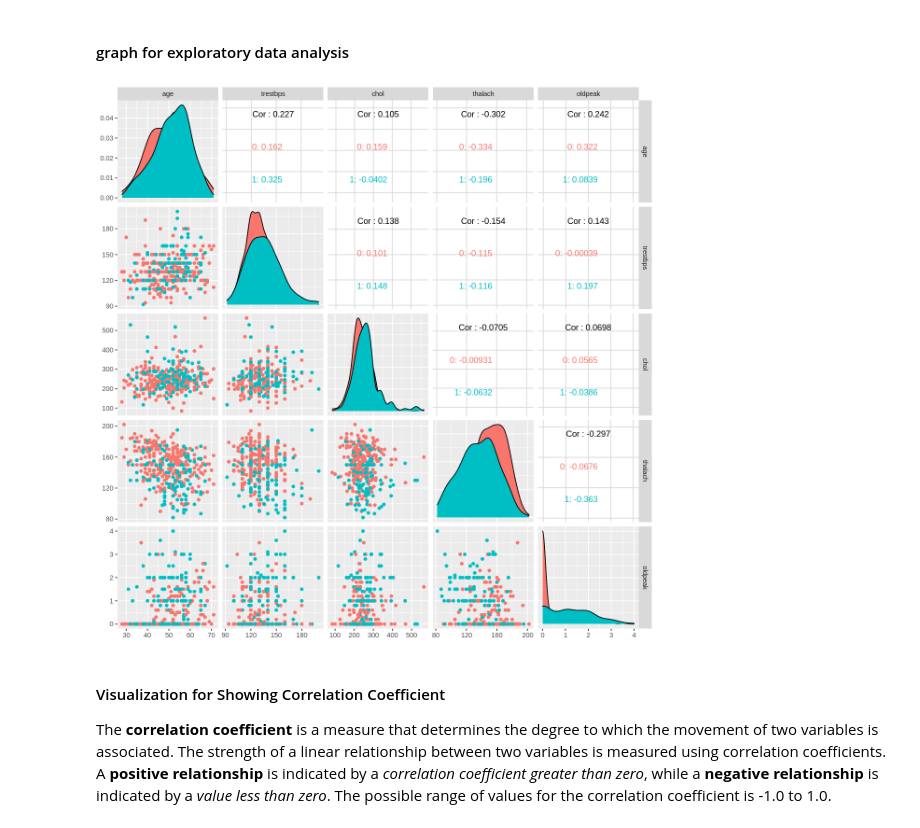
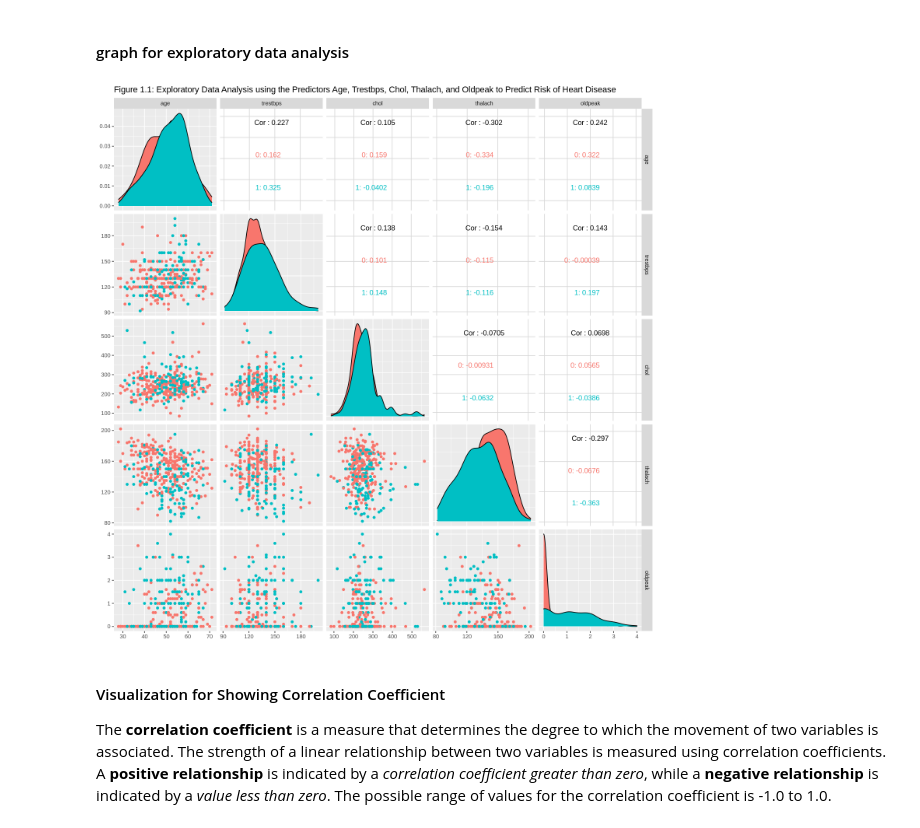
Before and after one commit to Yujinjen/group_project, a Jupyter notebook: Untitled.ipynb, the cells around one changed output. Saved outputs shown, nothing was run; the diff lists cells and outputs as text; code cells hidden in the pictures.

Commit message:
09 Nov: added tune to figure 2.1, added titles to figures, edited some parts of methods and expected findings

```diff
--- a/Untitled.ipynb
+++ b/Untitled.ipynb
@@ -191,13 +191,15 @@ A tibble: 367 × 7
 # %% [markdown]
 #### graph for exploratory data analysis
 # %%
-options(repr.plot.width=10, repr.plot.height=10)
+options(repr.plot.width=12, repr.plot.height=12)
 
-heart_disease_graph <- ggpairs(heart_disease_training, columns = 1:5, ggplot2::aes(colour=num))
+heart_disease_graph <- ggpairs(heart_disease_training, columns = 1:5,
+                        title="Figure 1.1: Exploratory Data Analysis using the Predictors Age, Trestbps, Chol, Thalach, and Oldpeak to Predict Risk of Heart Disease",
+                        ggplot2::aes(colour=num))
 
 heart_disease_graph
 # %% [output]
-[figure, old version]
+[figure, new version]
 # %% [markdown]
 #### Visualization for Showing Correlation Coefficient
 
```
Also changed, not shown: parts of 10 cells of this notebook.
